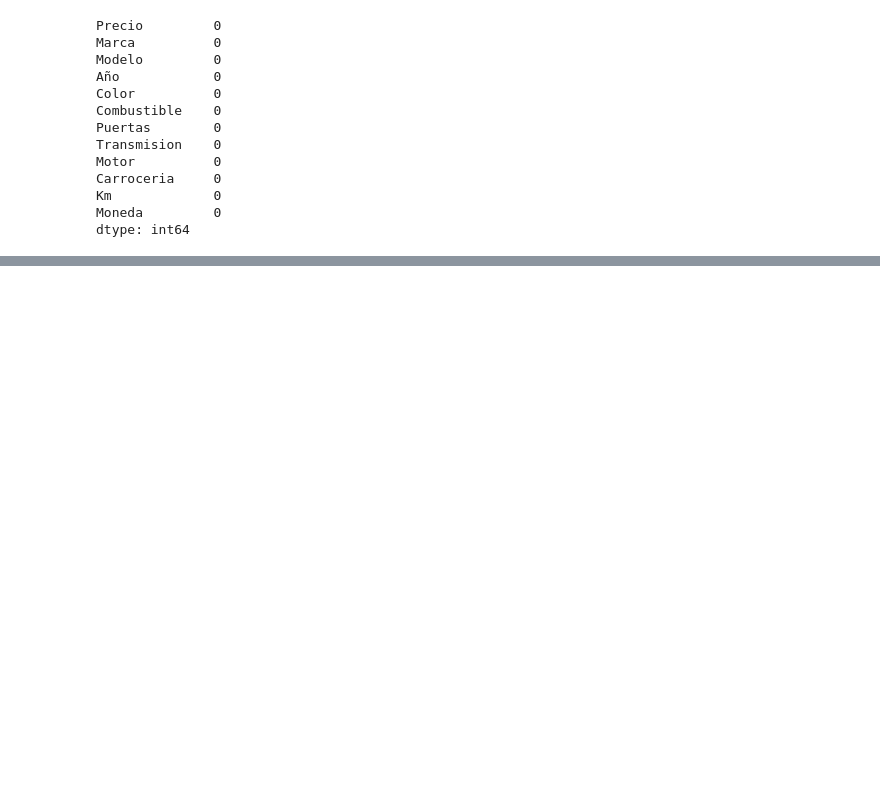
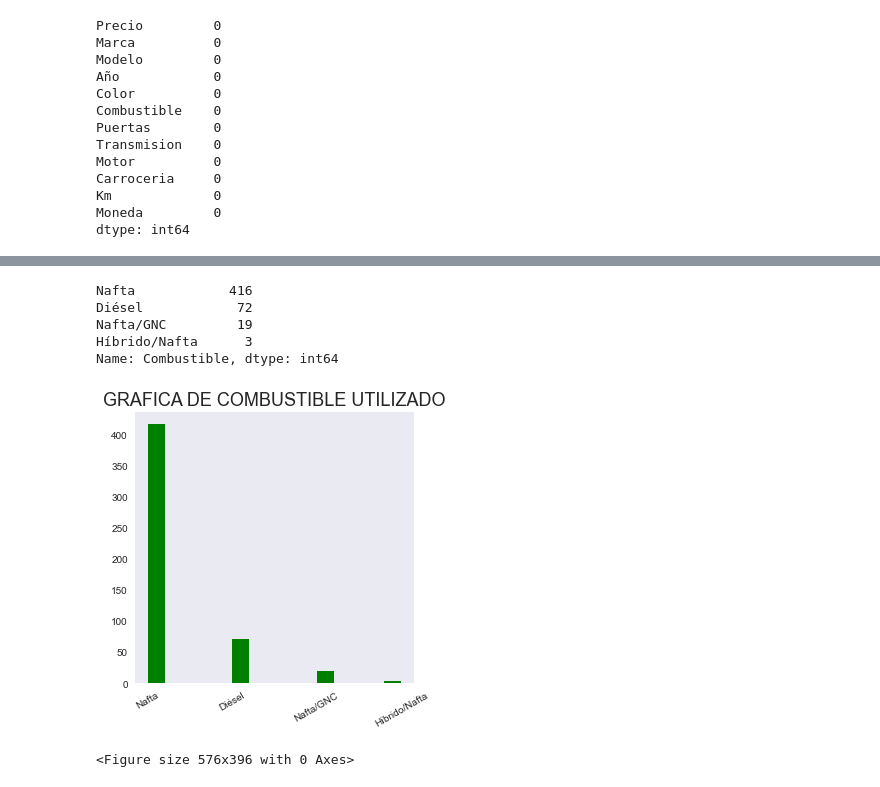
Before and after one commit to NestorDiazDataSC/Argentina_Cars, a Jupyter notebook: argentina_cars.ipynb, the cells around one changed output, grey strips where cells are left out. Cells and saved outputs as stored; diff of their text form; code cells hidden in the pictures; blank space fills up the shorter version.

```diff
--- a/argentina_cars.ipynb
+++ b/argentina_cars.ipynb
@@ -116,0 +170,22 @@ dtype: int64
+# %%
+df.Combustible.value_counts()
+# %% [output]
+Nafta            416
+Diésel            72
+Nafta/GNC         19
+Híbrido/Nafta      3
+Name: Combustible, dtype: int64
+# %%
+df['Combustible'].hist(bins=15, color='green') # Vemos graficamente su distribución
+plt.title('GRAFICA DE COMBUSTIBLE UTILIZADO', fontsize=18)
+plt.grid(False)
+
+plt.gcf().set_size_inches(5, 5)  # Tamaño de la figura (ancho, alto)
+plt.style.use('seaborn')  # Cambiar un estilo predefinido de fondo(como 'ggplot', 'seaborn', etc.)
+plt.xticks(rotation=30) # Para rotar las etiquetas del eje X porque si no se superponen unas con otras.
+
+plt.show()
+plt.clf()
+# %% [output]
+[figure, added]
+<Figure size 576x396 with 0 Axes>
```
Also changed, not shown: parts of 31 cells of this notebook.
